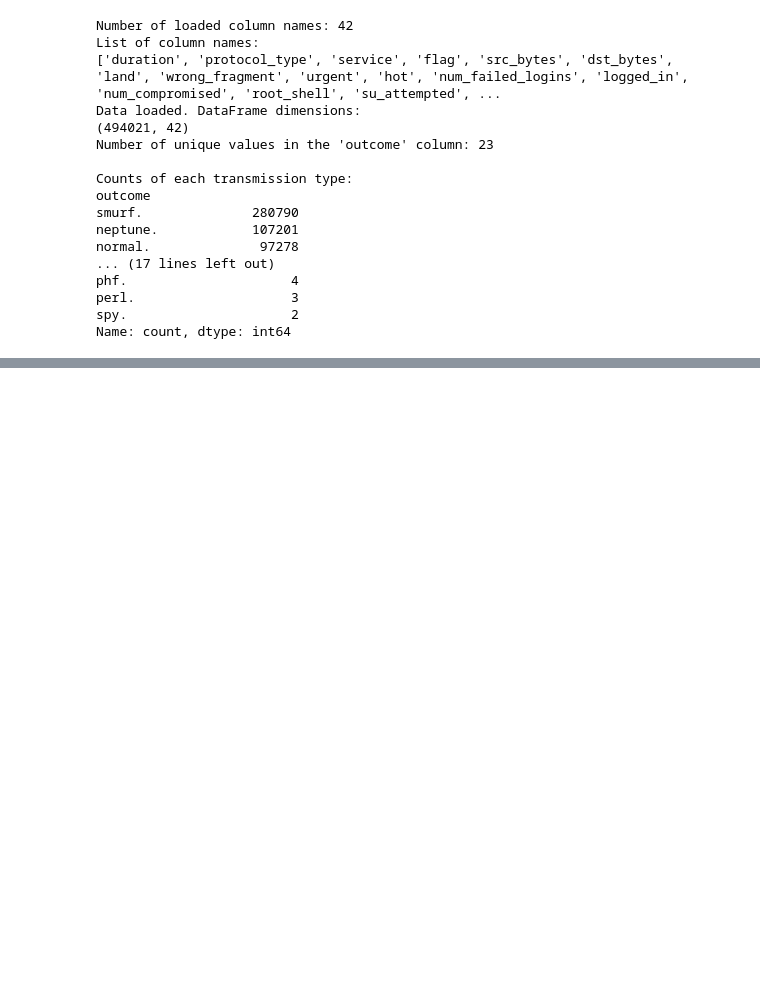
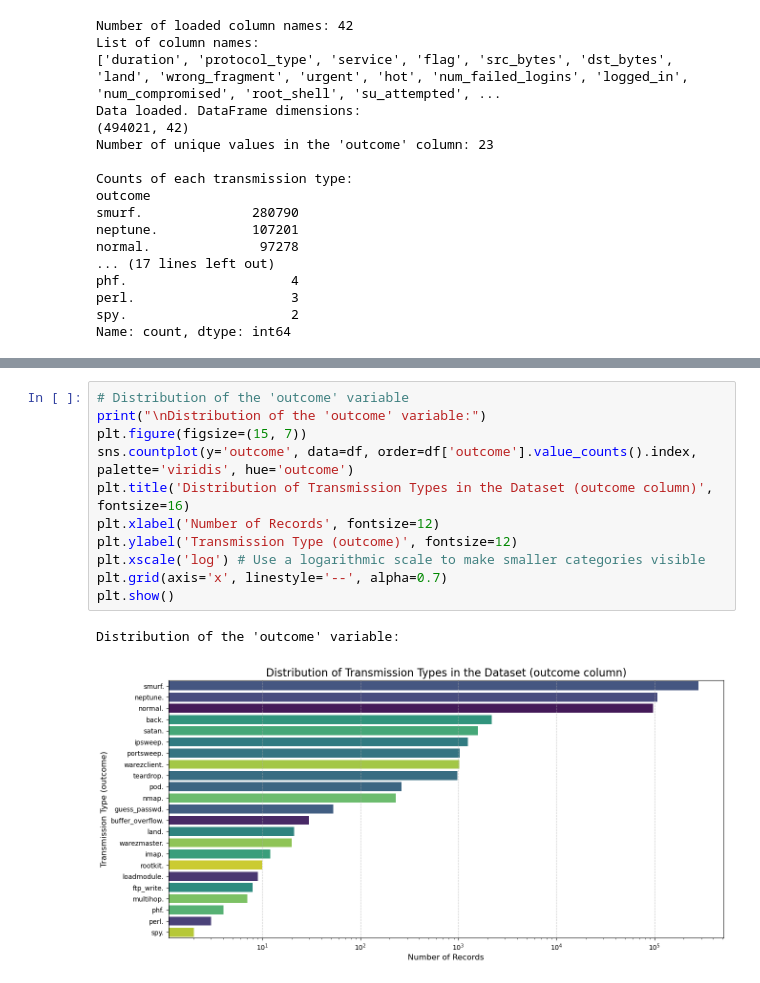
Before and after one commit to lukassso/python-mini-projects, a Jupyter notebook: machine-learning/ml_final_projects/04_network_anomaly_detection.ipynb, the cells around one changed output, grey strips where cells are left out. Saved outputs shown, nothing was run; the diff lists cells and outputs as text; blank space fills up the shorter version.

Commit message:
fp-anomalydetection: perform initial EDA and analyze feature types

```diff
--- a/machine-learning/ml_final_projects/04_network_anomaly_detection.ipynb
+++ b/machine-learning/ml_final_projects/04_network_anomaly_detection.ipynb
@@ -89,0 +181,14 @@ Name: count, dtype: int64
+# %%
+# Distribution of the 'outcome' variable
+print("\nDistribution of the 'outcome' variable:")
+plt.figure(figsize=(15, 7))
+sns.countplot(y='outcome', data=df, order=df['outcome'].value_counts().index, palette='viridis', hue='outcome')
+plt.title('Distribution of Transmission Types in the Dataset (outcome column)', fontsize=16)
+plt.xlabel('Number of Records', fontsize=12)
+plt.ylabel('Transmission Type (outcome)', fontsize=12)
+plt.xscale('log') # Use a logarithmic scale to make smaller categories visible
+plt.grid(axis='x', linestyle='--', alpha=0.7)
+plt.show()
+# %% [output]
+Distribution of the 'outcome' variable:
+[figure, added]
```
Also changed, not shown: parts of 7 cells of this notebook.
